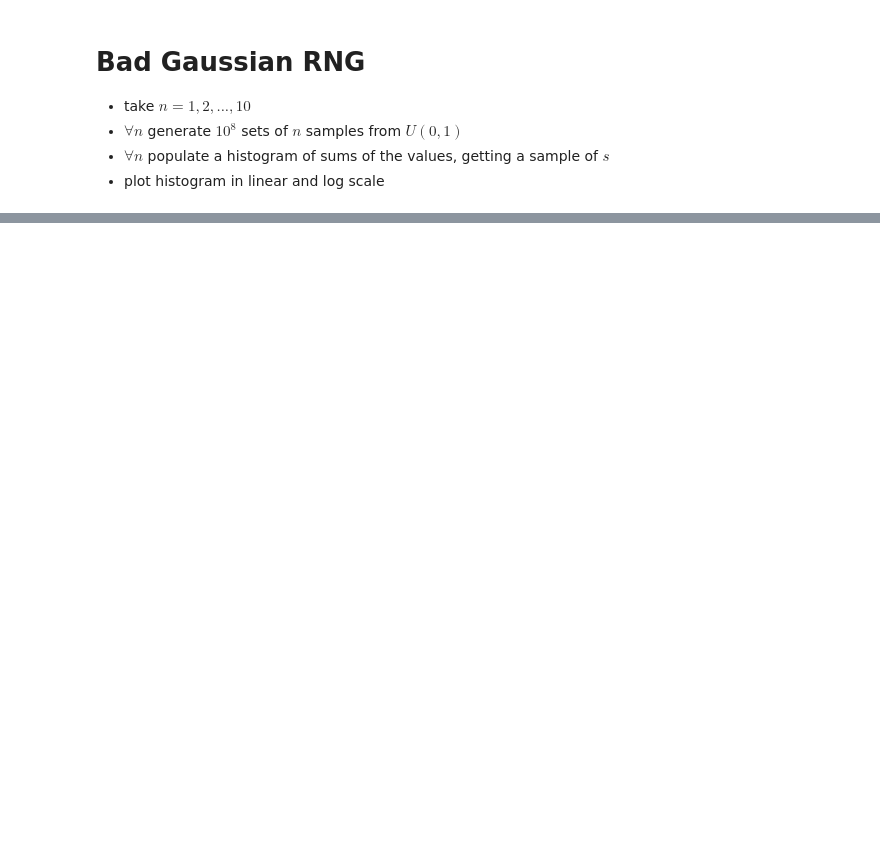
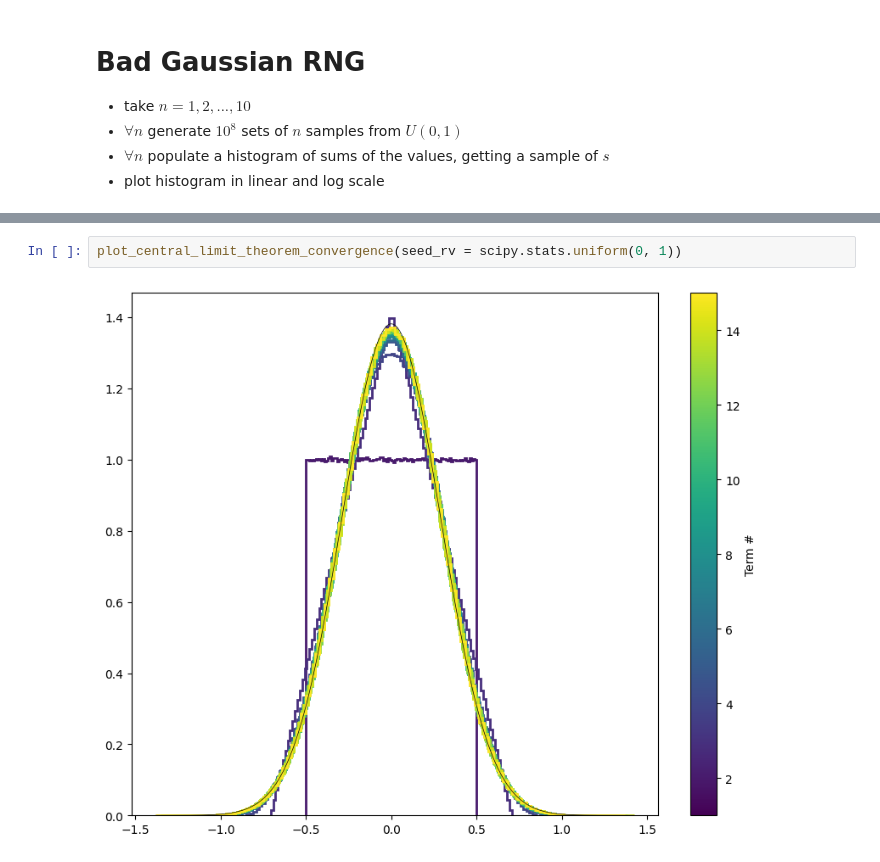
Before and after one commit to nj-vs-vh/gssi-23-24-stats, a Jupyter notebook: lecture3/exercises.ipynb, the cells around one changed output, grey strips where cells are left out. Cells and saved outputs as stored; diff of their text form; blank space fills up the shorter version.

```diff
--- a/lecture3/exercises.ipynb
+++ b/lecture3/exercises.ipynb
@@ -224,0 +224,4 @@ plt.show()
+# %%
+plot_central_limit_theorem_convergence(seed_rv = scipy.stats.uniform(0, 1))
+# %% [output]
+[figure, added]
```
Also changed, not shown: parts of 6 cells of this notebook.
